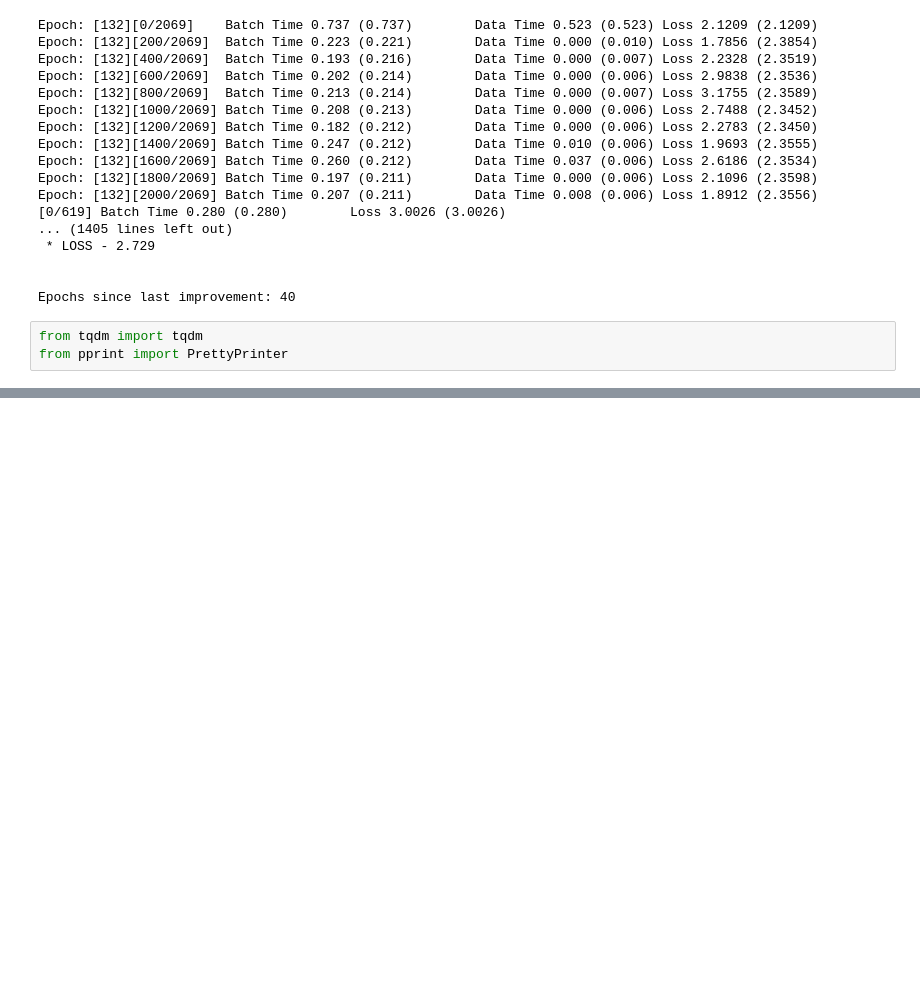
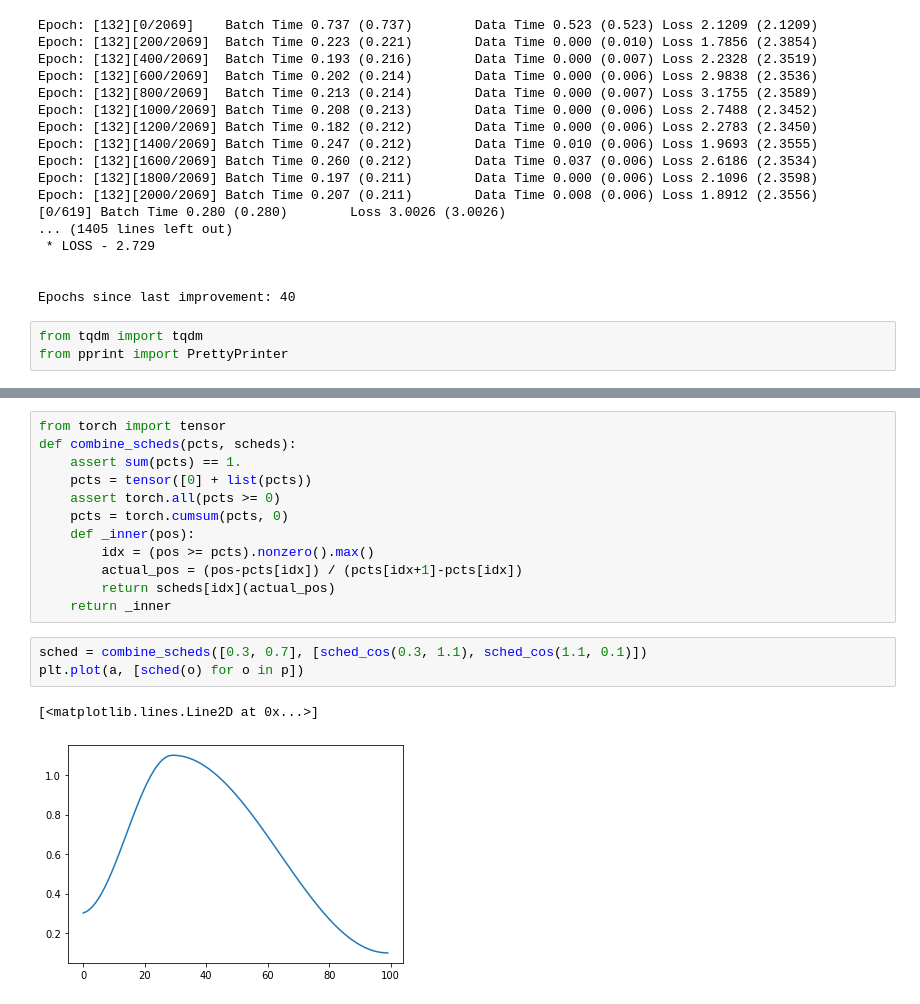
Before and after one commit to Sylar257/Single-Shot-Detection-project, a Jupyter notebook: Interactive notebook for SSD.ipynb, the cells around one changed output, grey strips where cells are left out. Cells and saved outputs as stored; diff of their text form; blank space fills up the shorter version.

```diff
--- a/Interactive notebook for SSD.ipynb
+++ b/Interactive notebook for SSD.ipynb
@@ -1060,0 +1110,18 @@ NameError: name 'class_score' is not defined
+# %%
+from torch import tensor
+def combine_scheds(pcts, scheds):
+    assert sum(pcts) == 1.
+    pcts = tensor([0] + list(pcts))
+    assert torch.all(pcts >= 0)
+    pcts = torch.cumsum(pcts, 0)
+    def _inner(pos):
+        idx = (pos >= pcts).nonzero().max()
+        actual_pos = (pos-pcts[idx]) / (pcts[idx+1]-pcts[idx])
+        return scheds[idx](actual_pos)
+    return _inner
+# %%
+sched = combine_scheds([0.3, 0.7], [sched_cos(0.3, 1.1), sched_cos(1.1, 0.1)])
+plt.plot(a, [sched(o) for o in p])
+# %% [output]
+[<matplotlib.lines.Line2D at 0x...>]
+[figure, added]
```
Also changed, not shown: parts of 5 cells of this notebook.
